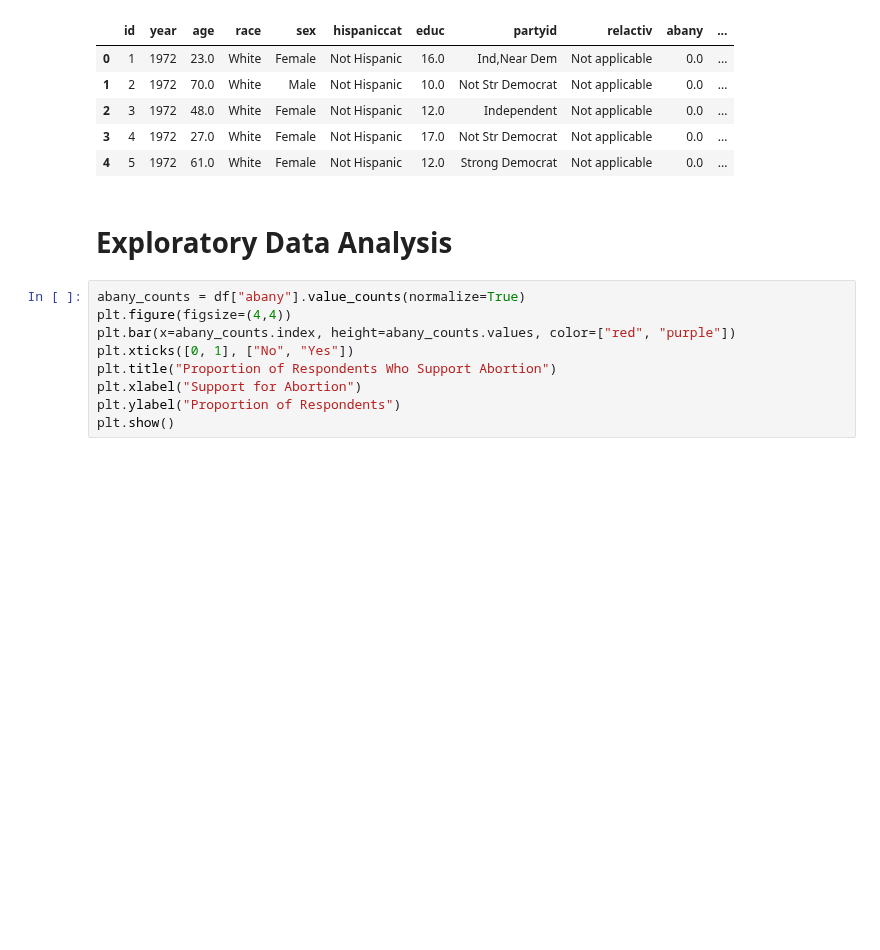
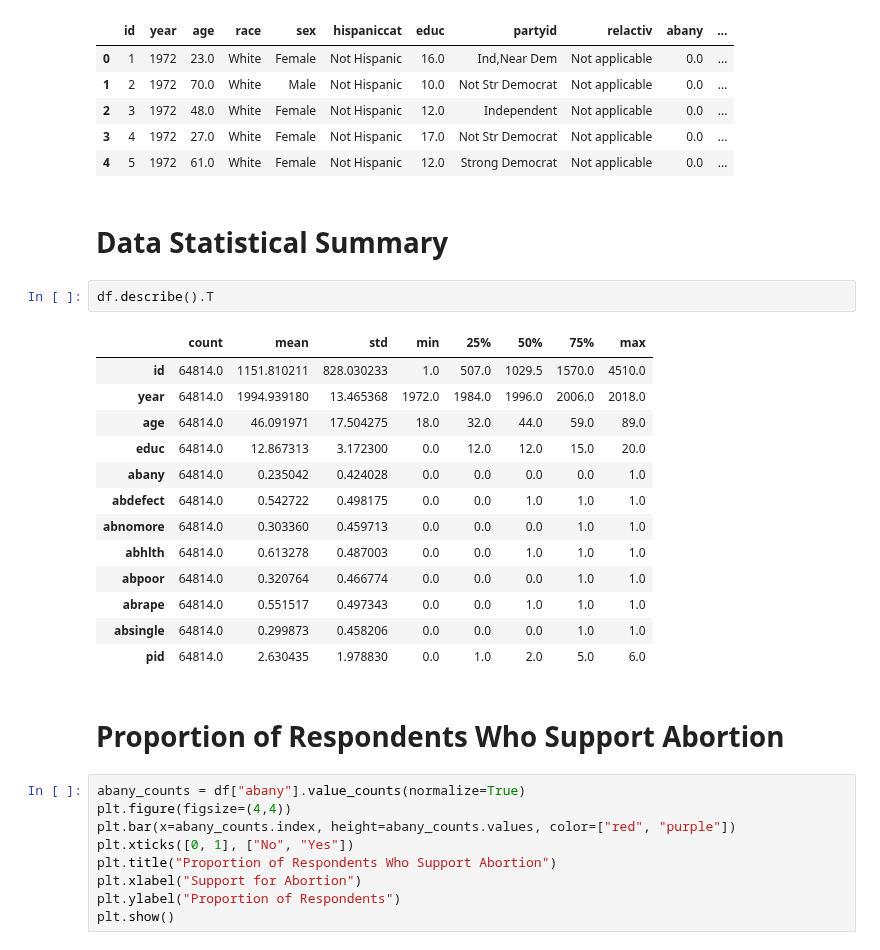
Before and after one commit to utkarshx27/Kaggle-Work-ML-Models, a Jupyter notebook: eda-of-abortion-attitudes-in.ipynb, the cells around one changed output. Saved outputs shown, nothing was run; the diff lists cells and outputs as text; blank space fills up the shorter version.

Commit message:
Kaggle Notebook | Abortion Opinions: Trends and Factors | Version 3

```diff
--- a/eda-of-abortion-attitudes-in.ipynb
+++ b/eda-of-abortion-attitudes-in.ipynb
@@ -86,7 +74,25 @@ df.head()
 | 3 | 4 | 1972 | 27.0 | White | Female | Not Hispanic | 17.0 | Not Str Democrat | Not applicable | 0.0 | ... |
 | 4 | 5 | 1972 | 61.0 | White | Female | Not Hispanic | 12.0 | Strong Democrat | Not applicable | 0.0 | ... |
 # %% [markdown]
-# Exploratory Data Analysis
+# Data Statistical Summary
+# %%
+df.describe().T
+# %% [output]
+|  | count | mean | std | min | 25% | 50% | 75% | max |
+| id | 64814.0 | 1151.810211 | 828.030233 | 1.0 | 507.0 | 1029.5 | 1570.0 | 4510.0 |
+| year | 64814.0 | 1994.939180 | 13.465368 | 1972.0 | 1984.0 | 1996.0 | 2006.0 | 2018.0 |
+| age | 64814.0 | 46.091971 | 17.504275 | 18.0 | 32.0 | 44.0 | 59.0 | 89.0 |
+| educ | 64814.0 | 12.867313 | 3.172300 | 0.0 | 12.0 | 12.0 | 15.0 | 20.0 |
+| abany | 64814.0 | 0.235042 | 0.424028 | 0.0 | 0.0 | 0.0 | 0.0 | 1.0 |
+| abdefect | 64814.0 | 0.542722 | 0.498175 | 0.0 | 0.0 | 1.0 | 1.0 | 1.0 |
+| abnomore | 64814.0 | 0.303360 | 0.459713 | 0.0 | 0.0 | 0.0 | 1.0 | 1.0 |
+| abhlth | 64814.0 | 0.613278 | 0.487003 | 0.0 | 0.0 | 1.0 | 1.0 | 1.0 |
+| abpoor | 64814.0 | 0.320764 | 0.466774 | 0.0 | 0.0 | 0.0 | 1.0 | 1.0 |
+| abrape | 64814.0 | 0.551517 | 0.497343 | 0.0 | 0.0 | 1.0 | 1.0 | 1.0 |
+| absingle | 64814.0 | 0.299873 | 0.458206 | 0.0 | 0.0 | 0.0 | 1.0 | 1.0 |
+| pid | 64814.0 | 2.630435 | 1.978830 | 0.0 | 1.0 | 2.0 | 5.0 | 6.0 |
+# %% [markdown]
+# Proportion of Respondents Who Support Abortion
 # %%
 abany_counts = df["abany"].value_counts(normalize=True)
 plt.figure(figsize=(4,4))
```
Also changed, not shown: parts of 16 cells of this notebook.
